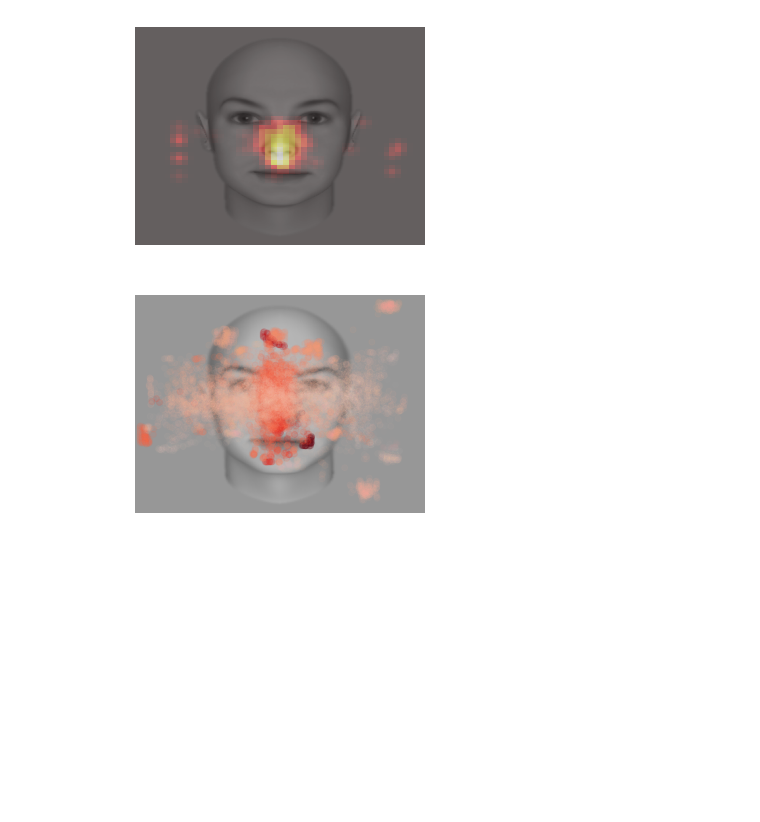
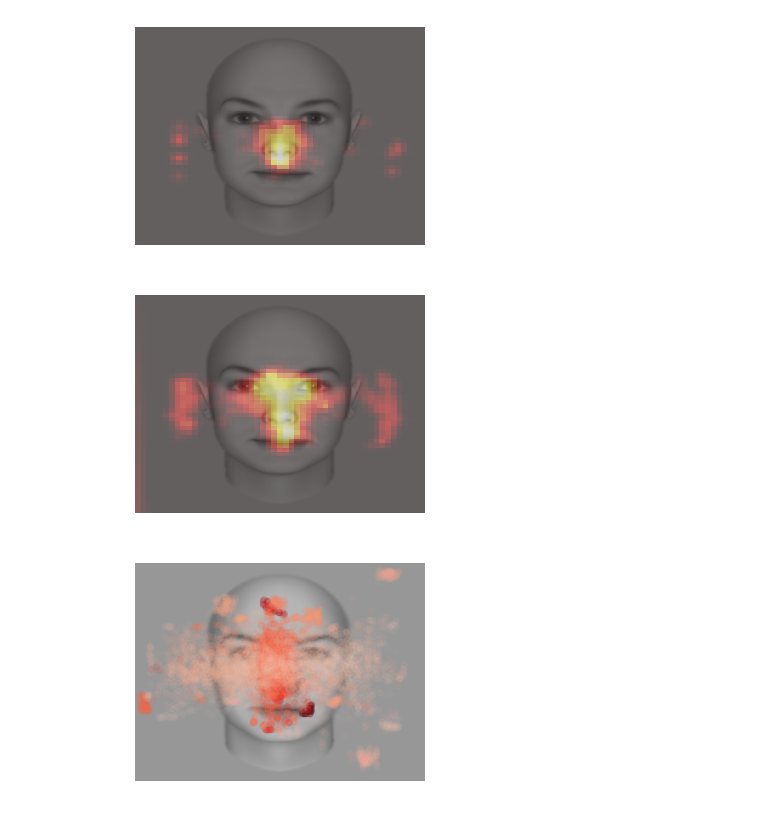
Before and after one commit to hyunwoogu/EyeStrategy, a Jupyter notebook: EyeTrack.ipynb, the cells around one changed output. Saved outputs shown, nothing was run; the diff lists cells and outputs as text; code cells hidden in the pictures; blank space fills up the shorter version.

```diff
--- a/EyeTrack.ipynb
+++ b/EyeTrack.ipynb
@@ -404,6 +414,22 @@ plt.imshow(gaussian_filter(res, sigma=.8), cmap='hot', alpha=.4, extent=(xmin,xm
 plt.show()
 # %% [output]
 [figure]
+# %%
+res2 = pd.read_csv('WeibHeat.csv', delimiter=',')
+# %%
+plt.figure()
+
+plt.imshow(img, alpha=20) # for image
+plt.axis('off')
+
+xmin, xmax = plt.xlim()
+ymin, ymax = plt.ylim()
+
+plt.imshow(gaussian_filter(res2, sigma=.8), cmap='hot', alpha=.4, extent=(xmin,xmax,ymin,ymax))
+
+plt.show()
+# %% [output]
+[figure, added]
 # %%
 XwinSize=50
 YwinSize=50
```
Also changed, not shown: parts of 1 cell of this notebook, 5 other files.
